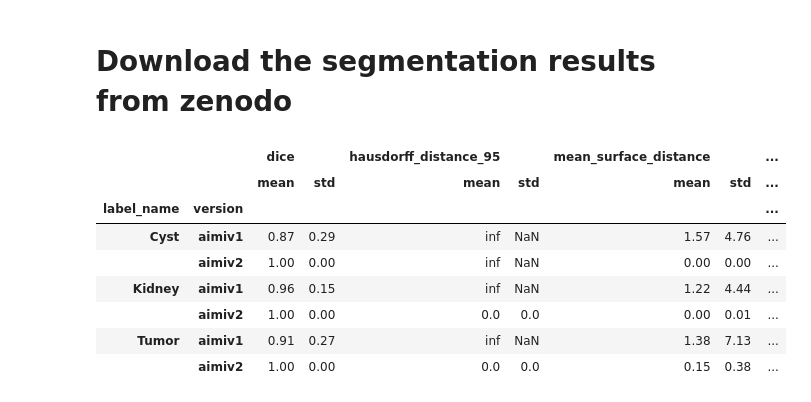
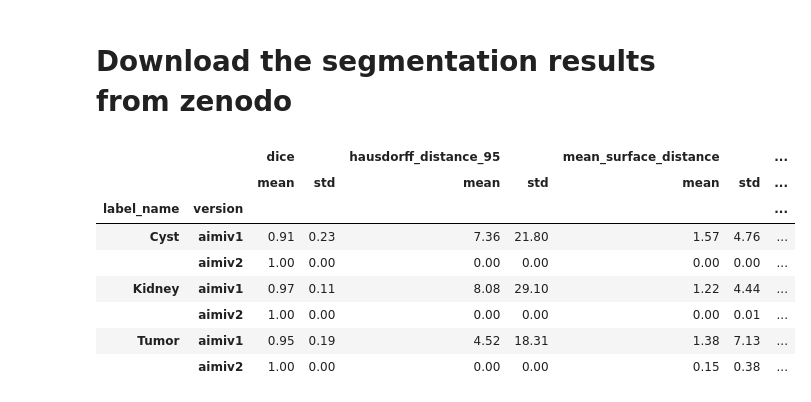
Before and after one commit to bamf-health/aimi-kidney-ct, a Jupyter notebook: model_performance_aimi2.ipynb, the cells around one changed output. Drawn from its saved outputs; the diff is of its cells as text; code cells hidden in the pictures.

```diff
--- a/model_performance_aimi2.ipynb
+++ b/model_performance_aimi2.ipynb
@@ -266,32 +306,46 @@ metrics_df = pd.DataFrame(metrics)
+# %%
+metrics_df.to_csv("qa-metrics.csv", index=False)
+metrics_df = pd.read_csv("qa-metrics.csv")
+
+metrics_df = metrics_df.replace([np.inf, -np.inf], np.nan)
+# drop na sample for volume/surface metrics
+metrics_df = metrics_df.dropna(
+    subset=[
+        "dice",
+        "hausdorff_distance_95",
+        "mean_surface_distance",
+        "normalized_surface_distance",
+    ]
+)
 # %%
 aggregated_df = (
     metrics_df.groupby(["label_name", "version"])
     .agg(
         {
             "dice": ["mean", "std"],
             "hausdorff_distance_95": ["mean", "std"],
             "mean_surface_distance": ["mean", "std"],
             "normalized_surface_distance": ["mean", "std"],
             "normalized_surface_distance_tolerance": "first",
-            "pos_cnt": ["sum"],
-            "true_pos_cnt": ["sum"],
-            "false_pos_cnt": ["sum"],
-            "false_neg_cnt": ["sum"],
+            "pos_roi_cnt": ["sum"],
+            "true_pos_roi_cnt": ["sum"],
+            "false_pos_roi_cnt": ["sum"],
+            "false_neg_roi_cnt": ["sum"],
         }
     )
     .round(2)
 )
 aggregated_df
 # %% [output]
 |  |  | dice |  | hausdorff_distance_95 |  | mean_surface_distance |  | ... |
 |  |  | mean | std | mean | std | mean | std | ... |
 | label_name | version |  |  |  |  |  |  | ... |
-| Cyst | aimiv1 | 0.87 | 0.29 | inf | NaN | 1.57 | 4.76 | ... |
-|  | aimiv2 | 1.00 | 0.00 | inf | NaN | 0.00 | 0.00 | ... |
-| Kidney | aimiv1 | 0.96 | 0.15 | inf | NaN | 1.22 | 4.44 | ... |
-|  | aimiv2 | 1.00 | 0.00 | 0.0 | 0.0 | 0.00 | 0.01 | ... |
-| Tumor | aimiv1 | 0.91 | 0.27 | inf | NaN | 1.38 | 7.13 | ... |
-|  | aimiv2 | 1.00 | 0.00 | 0.0 | 0.0 | 0.15 | 0.38 | ... |
+| Cyst | aimiv1 | 0.91 | 0.23 | 7.36 | 21.80 | 1.57 | 4.76 | ... |
+|  | aimiv2 | 1.00 | 0.00 | 0.00 | 0.00 | 0.00 | 0.00 | ... |
+| Kidney | aimiv1 | 0.97 | 0.11 | 8.08 | 29.10 | 1.22 | 4.44 | ... |
+|  | aimiv2 | 1.00 | 0.00 | 0.00 | 0.00 | 0.00 | 0.01 | ... |
+| Tumor | aimiv1 | 0.95 | 0.19 | 4.52 | 18.31 | 1.38 | 7.13 | ... |
+|  | aimiv2 | 1.00 | 0.00 | 0.00 | 0.00 | 0.15 | 0.38 | ... |
 # %%
 # create seaborn categorical boxplot for each metric, by label and version
 for metric in [
```
Also changed, not shown: parts of 5 cells of this notebook, 2 other files.
